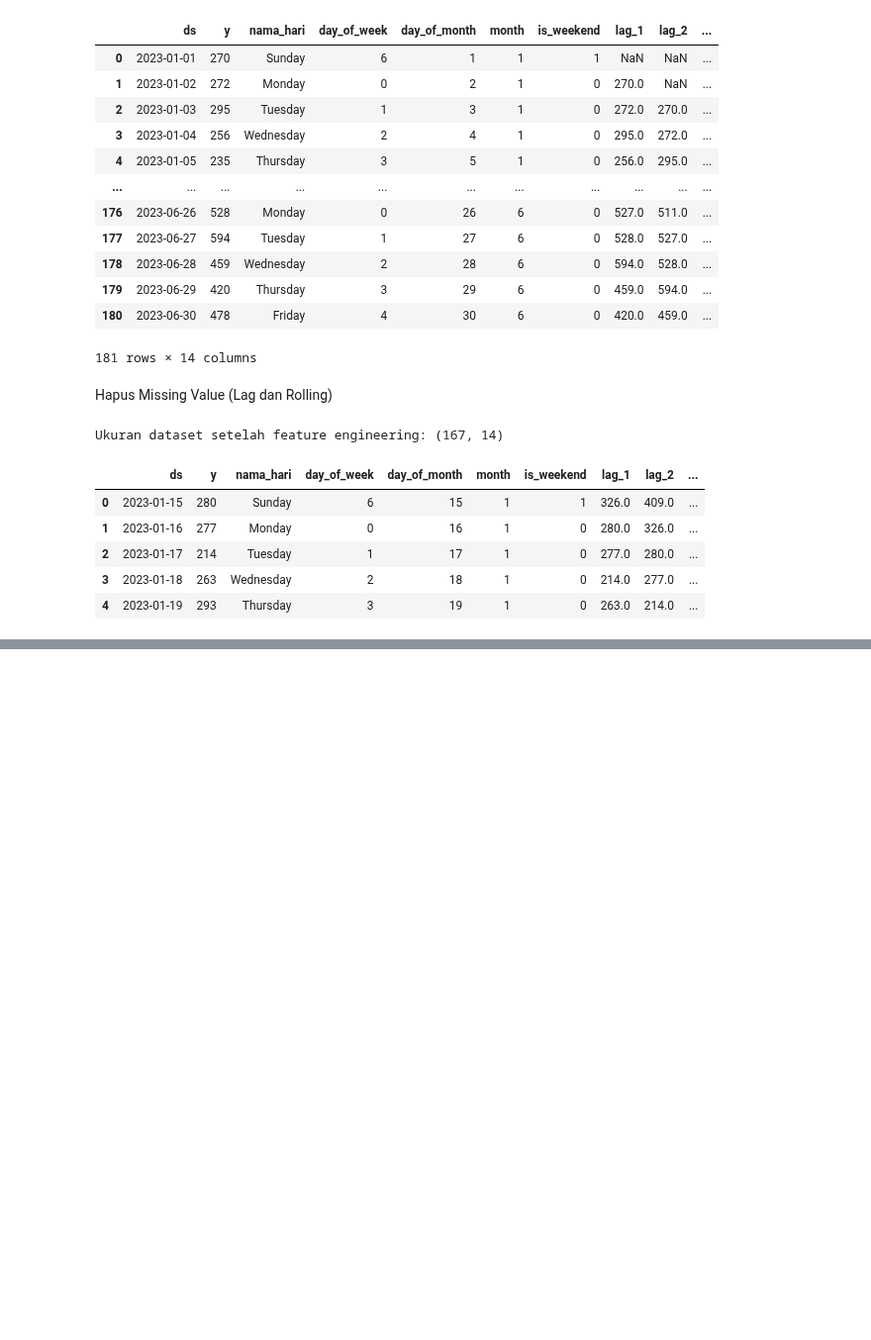
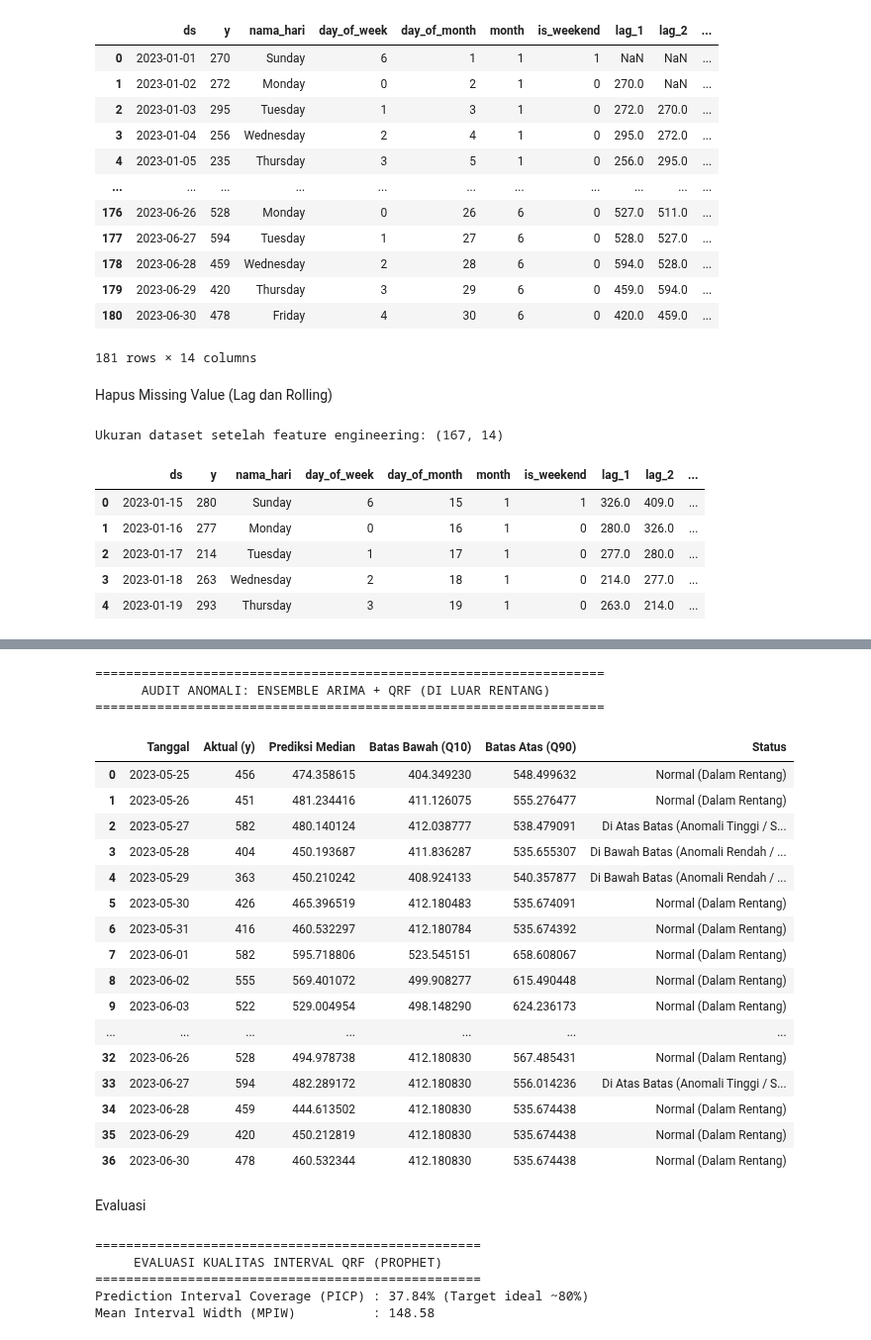
Before and after one commit to steffanymarcellia046/ProjectETSMachineLearning, a Jupyter notebook: MODEL_QRF.ipynb, the cells around one changed output, grey strips where cells are left out. Shown at 99% size. Cells and saved outputs as stored; diff of their text form; code cells hidden in the pictures; blank space fills up the shorter version.

```diff
--- a/MODEL_QRF.ipynb
+++ b/MODEL_QRF.ipynb
@@ -839,0 +705,78 @@ MPIW  : 155.4329
+# %%
+import pandas as pd
+
+# 1. Pastikan variabel prediksi rentang ARIMA sudah ada
+# (y_pred_lower_arima, y_pred_median_arima, y_pred_upper_arima, dan test_arima)
+
+df_audit_arima = pd.DataFrame({
+    'Tanggal': pd.to_datetime(test_arima.index),
+    'Aktual (y)': test_arima['y'].values,
+    'Prediksi Median': y_pred_median_arima,
+    'Batas Bawah (Q10)': y_pred_lower_arima,
+    'Batas Atas (Q90)': y_pred_upper_arima
+})
+
+# 2. Fungsi penentuan status posisi aktual terhadap rentang QRF
+def check_status_arima(row):
+    if row['Aktual (y)'] > row['Batas Atas (Q90)']:
+        return 'Di Atas Batas (Anomali Tinggi / Spike)'
+    elif row['Aktual (y)'] < row['Batas Bawah (Q10)']:
+        return 'Di Bawah Batas (Anomali Rendah / Drop)'
+    else:
+        return 'Normal (Dalam Rentang)'
+
+df_audit_arima['Status'] = df_audit_arima.apply(check_status_arima, axis=1)
+
+# 3. Filter khusus hari-hari yang berada DI LUAR rentang (Anomali)
+df_anomali_arima = df_audit_arima[df_audit_arima['Status'] != 'Normal']
+
+print("\n==================================================================")
+print("      AUDIT ANOMALI: ENSEMBLE ARIMA + QRF (DI LUAR RENTANG)       ")
+print("==================================================================")
+display(df_anomali_arima.reset_index(drop=True))
+# %% [output]
+==================================================================
+      AUDIT ANOMALI: ENSEMBLE ARIMA + QRF (DI LUAR RENTANG)
+==================================================================
+|  | Tanggal | Aktual (y) | Prediksi Median | Batas Bawah (Q10) | Batas Atas (Q90) | Status |
+| 0 | 2023-05-25 | 456 | 474.358615 | 404.349230 | 548.499632 | Normal (Dalam Rentang) |
+| 1 | 2023-05-26 | 451 | 481.234416 | 411.126075 | 555.276477 | Normal (Dalam Rentang) |
+| 2 | 2023-05-27 | 582 | 480.140124 | 412.038777 | 538.479091 | Di Atas Batas (Anomali Tinggi / S... |
+| 3 | 2023-05-28 | 404 | 450.193687 | 411.836287 | 535.655307 | Di Bawah Batas (Anomali Rendah / ... |
+| 4 | 2023-05-29 | 363 | 450.210242 | 408.924133 | 540.357877 | Di Bawah Batas (Anomali Rendah / ... |
+| 5 | 2023-05-30 | 426 | 465.396519 | 412.180483 | 535.674091 | Normal (Dalam Rentang) |
+| 6 | 2023-05-31 | 416 | 460.532297 | 412.180784 | 535.674392 | Normal (Dalam Rentang) |
+| 7 | 2023-06-01 | 582 | 595.718806 | 523.545151 | 658.608067 | Normal (Dalam Rentang) |
+| 8 | 2023-06-02 | 555 | 569.401072 | 499.908277 | 615.490448 | Normal (Dalam Rentang) |
+| 9 | 2023-06-03 | 522 | 529.004954 | 498.148290 | 624.236173 | Normal (Dalam Rentang) |
+| ... | ... | ... | ... | ... | ... | ... |
+| 32 | 2023-06-26 | 528 | 494.978738 | 412.180830 | 567.485431 | Normal (Dalam Rentang) |
+| 33 | 2023-06-27 | 594 | 482.289172 | 412.180830 | 556.014236 | Di Atas Batas (Anomali Tinggi / S... |
+| 34 | 2023-06-28 | 459 | 444.613502 | 412.180830 | 535.674438 | Normal (Dalam Rentang) |
+| 35 | 2023-06-29 | 420 | 450.212819 | 412.180830 | 535.674438 | Normal (Dalam Rentang) |
+| 36 | 2023-06-30 | 478 | 460.532344 | 412.180830 | 535.674438 | Normal (Dalam Rentang) |
+# %% [markdown]
+Evaluasi
+# %%
+import numpy as np
+
+# 1. Menghitung Coverage Probability (PICP)
+# Cek apakah data aktual berada di antara batas bawah (Q10) dan batas atas (Q90)
+inside_interval = (y_true >= y_pred_lower) & (y_true <= y_pred_upper)
+coverage_probability = np.mean(inside_interval) * 100
+
+# 2. Menghitung Mean Prediction Interval Width (MPIW)
+interval_widths = y_pred_upper - y_pred_lower
+mean_interval_width = np.mean(interval_widths)
+
+print("==================================================")
+print("     EVALUASI KUALITAS INTERVAL QRF (PROPHET)     ")
+print("==================================================")
+print(f"Prediction Interval Coverage (PICP) : {coverage_probability:.2f}% (Target ideal ~80%)")
+print(f"Mean Interval Width (MPIW)          : {mean_interval_width:.2f}")
+# %% [output]
+==================================================
+     EVALUASI KUALITAS INTERVAL QRF (PROPHET)
+==================================================
+Prediction Interval Coverage (PICP) : 37.84% (Target ideal ~80%)
+Mean Interval Width (MPIW)          : 148.58
```
Also changed, not shown: parts of 25 cells of this notebook.
